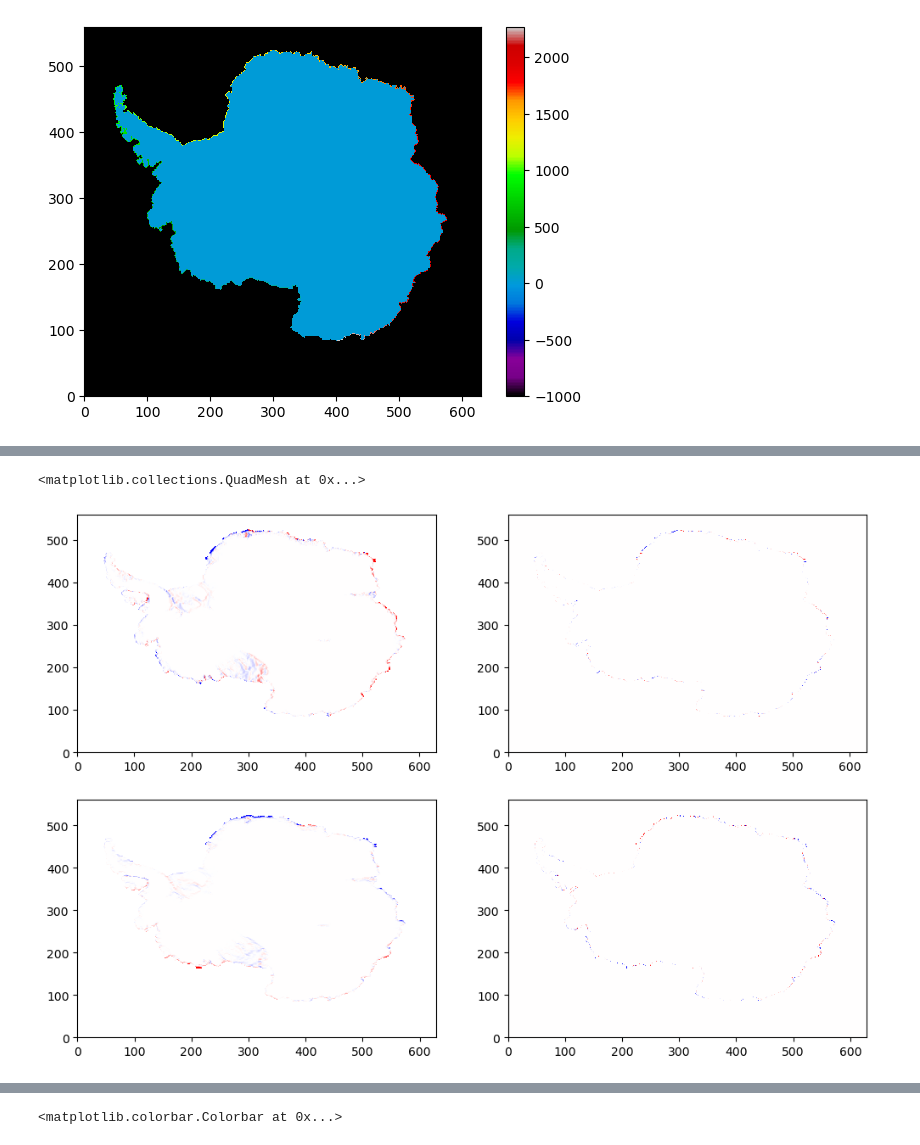
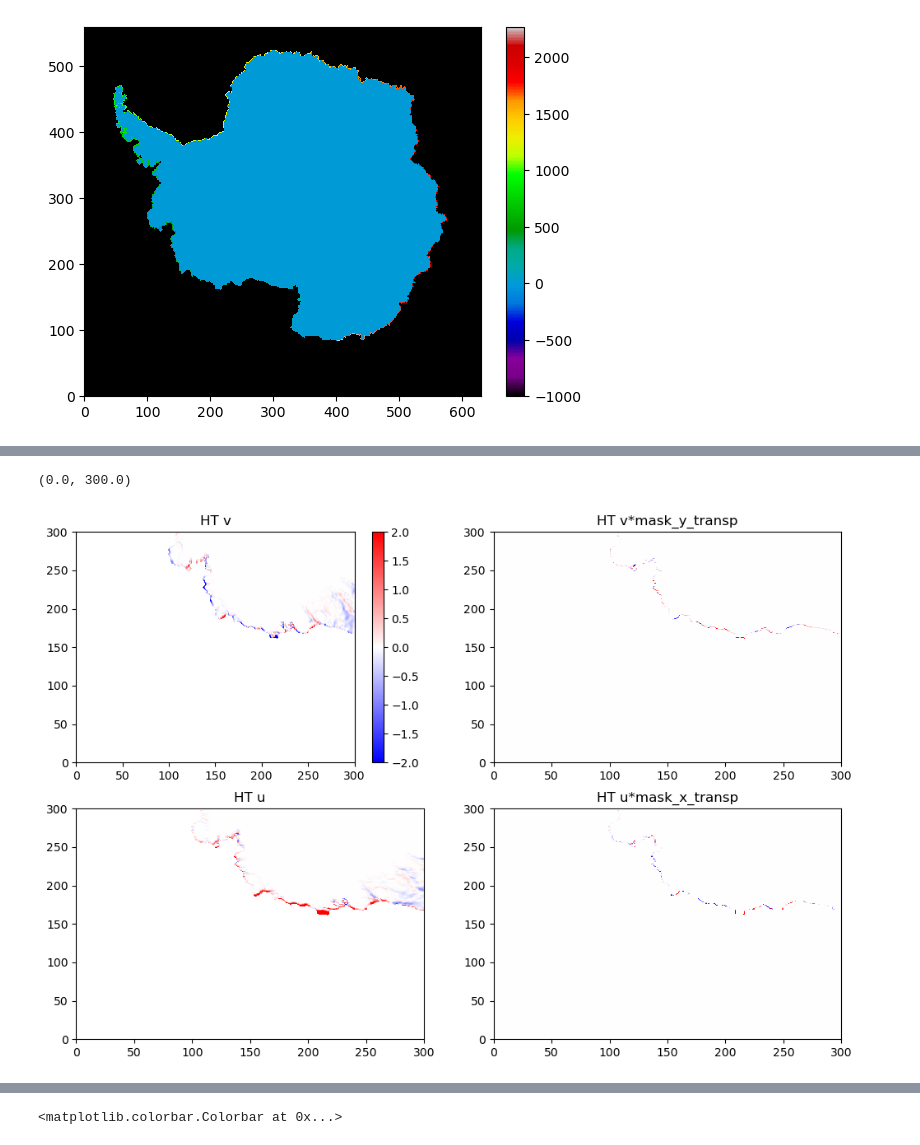
Before and after one commit to fabiobdias/waom_notebook, a Jupyter notebook: OHB_shelf/Cross-CF/WAOM10_Extract_CF_contour.ipynb, the cells around one changed output, grey strips where cells are left out. Cells and saved outputs as stored; diff of their text form; code cells hidden in the pictures.

```diff
--- a/OHB_shelf/Cross-CF/WAOM10_Extract_CF_contour.ipynb
+++ b/OHB_shelf/Cross-CF/WAOM10_Extract_CF_contour.ipynb
@@ -545,12 +605,8 @@ HTv = HTv.rename({'eta_v': 'eta','xi_v': 'xi'})
 HTu = HTu.rename({'eta_u': 'eta','xi_u': 'xi'})
 
 # 4) multiply mask_x/y_transport:
-# for tt in range(0,365):
-#     for kk in range(0,31):
-        # HTv[tt,kk,:,:] = HTv[tt,kk,:,:]*mask_y_transport[:-1,:]
-        # HTu[tt,kk,:,:] = HTu[tt,kk,:,:]*mask_x_transport[:,:-1]
-HTvm = HTv*mask_y_transport[:-1,:]
-HTum = HTu*mask_x_transport[:,:-1]
+HTvm = HTv*mask_y_transport
+HTum = HTu*mask_x_transport
 
 print(HTv.shape, HTu.shape)
 # %% [output]
@@ -568,3 +624,9 @@ plt.colorbar()
 mask_shelfc = ma.masked_where(contour_masked_above == -1000, np.ones(h.shape))
 # %% [output]
 [figure]
+# %%
+%%time
+HTv.load()
+HTvm.load()
+HTu.load()
+HTum.load()
@@ -571,14 +721,33 @@ mask_shelfc = ma.masked_where(contour_masked_above == -1000, np.ones(h.shape))
 # %%
 fig, axs = plt.subplots(ncols=2, nrows=2, figsize = (12, 8))
 
-axs[0,0].pcolormesh(HTv.sum('s_rho').mean('ocean_time').values*mask_shelfc[:-1,:]*1e-12,  vmin=-3, vmax=3, cmap='bwr')
+ymin=0
+ymax=300
+xmin=0
+xmax=300
 
-axs[0,1].pcolormesh(HTvm.sum('s_rho').mean('ocean_time')*1e-12, vmin=-3, vmax=3, cmap='bwr')
+cc=axs[0,0].pcolormesh(HTv.sum('s_rho').mean('ocean_time').values*mask_shelfc[:-1,:]*1e-12,  vmin=-2, vmax=2, cmap='bwr')
+axs[0,0].set_title('HT v')
 
-axs[1,0].pcolormesh(HTu.sum('s_rho').mean('ocean_time').values*mask_shelfc[:,:-1]*1e-12, vmin=-5, vmax=5, cmap='bwr')
+axs[0,1].pcolormesh(HTvm.sum('s_rho').mean('ocean_time')*1e-12, vmin=-2, vmax=2, cmap='bwr')
+axs[0,1].set_title('HT v*mask_y_transp')
+
+axs[1,0].pcolormesh(HTu.sum('s_rho').mean('ocean_time').values*mask_shelfc[:,:-1]*1e-12, vmin=-2, vmax=2, cmap='bwr')
+axs[1,0].set_title('HT u')
 
 axs[1,1].pcolormesh(HTum.sum('s_rho').mean('ocean_time')*1e-12, vmin=-2, vmax=2, cmap='bwr')
-# plt.colorbar()
+axs[1,1].set_title('HT u*mask_x_transp')
+
+plt.colorbar(cc)
+
+axs[0,0].set_ylim(ymin,ymax)
+axs[0,0].set_xlim(xmin,xmax)
+axs[0,1].set_ylim(ymin,ymax)
+axs[0,1].set_xlim(xmin,xmax)
+axs[1,0].set_ylim(ymin,ymax)
+axs[1,0].set_xlim(xmin,xmax)
+axs[1,1].set_ylim(ymin,ymax)
+axs[1,1].set_xlim(xmin,xmax)
 # %% [output]
-<matplotlib.collections.QuadMesh at 0x...>
+(0.0, 300.0)
-[figure, old version]
+[figure, new version]
```
Also changed, not shown: parts of 47 cells of this notebook, 23 other files.
